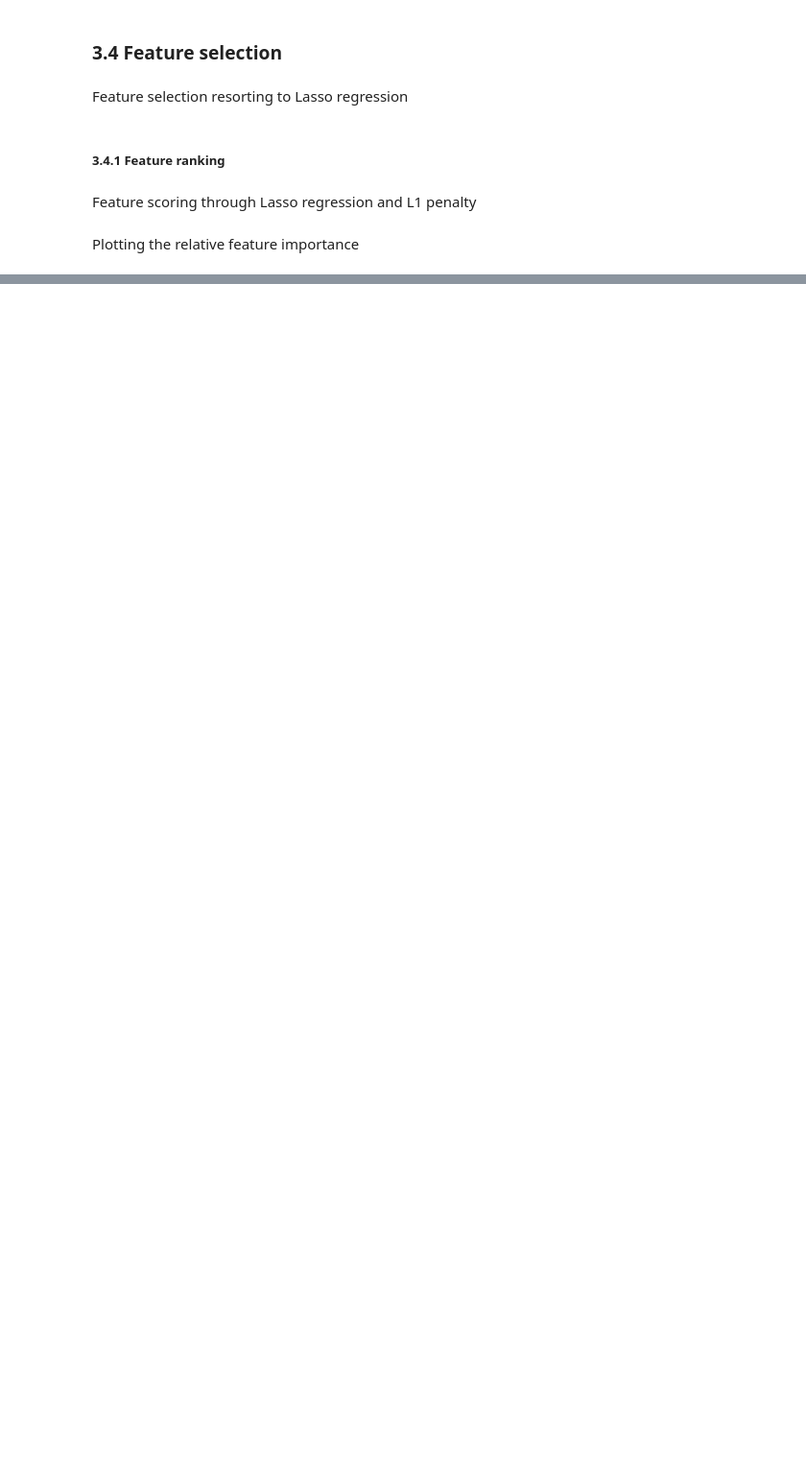
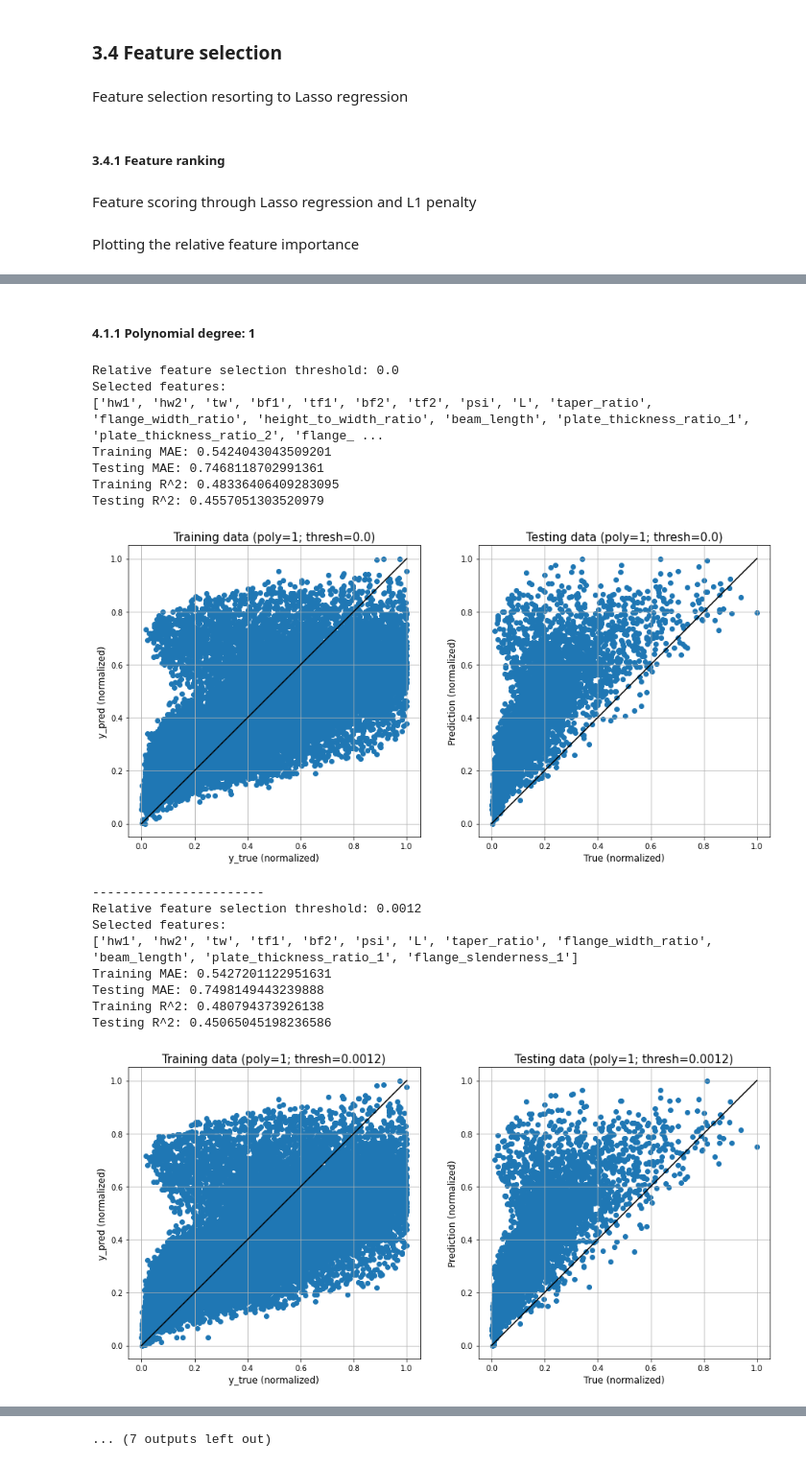
Before and after one commit to mishasilva01/FAA_project2, a Jupyter notebook: script.ipynb, the cells around one changed output, grey strips where cells are left out. Shown at 96% size. Drawn from its saved outputs; the diff is of its cells as text; code cells hidden in the pictures; blank space fills up the shorter version.

```diff
--- a/script.ipynb
+++ b/script.ipynb
@@ -322,12 +216,0 @@ Gradient descent
-# %%
-initial_theta = np.zeros((n, 1))
-alpha = [0.001, 0.01, 0.1, 0.2]
-theta_J = dict()
-num_iters = 500
-
-for i in range(len(alpha)):
-    theta, J_history = gradientDescent(X_norm, y, initial_theta, alpha[i], num_iters)
-    var = {}
-    var["theta"] = theta
-    var["J_history"] = J_history
-    theta_J[i] = var
@@ -610,0 +386,39 @@ Polynomial features up to degree 5. It's not worth it using degree 5 polynomial
+# %%
+# train
+df_train = pd.read_csv("training_set.csv", sep=';')
+df_train_normalized = pd.read_csv("training_set_normalized.csv", sep = ";")
+df_train["y_norm"] = df_train_normalized.y.copy()
+
+# test
+df_test = pd.read_csv("testing_set.csv", sep=";")
+df_test_normalized = pd.read_csv("testing_set_normalized.csv", sep=";")
+df_test["y_norm"] = df_test_normalized.y.copy()
+
+# lasso relative score for feature selection
+thresholds = [0.0000, 0.0012, 0.0080, 0.0161, 0.0166, 0.0186, 0.0290, 0.0300, 0.0450]
+# %% [markdown]
+##### 4.1.1 Polynomial degree: 1
+# %%
+for thr in thresholds:
+    print("Relative feature selection threshold:", thr)
+    model = modelAuto(df_train, df_test, PolyDegree = 1, select_thresh = thr)
+    print("")
+    print("-----------------------")
+# %% [output]
+Relative feature selection threshold: 0.0
+Selected features:
+['hw1', 'hw2', 'tw', 'bf1', 'tf1', 'bf2', 'tf2', 'psi', 'L', 'taper_ratio', 'flange_width_ratio', 'height_to_width_ratio', 'beam_length', 'plate_thickness_ratio_1', 'plate_thickness_ratio_2', 'flange_ ...
+Training MAE: 0.5424043043509201
+Testing MAE: 0.7468118702991361
+Training R^2: 0.48336406409283095
+Testing R^2: 0.4557051303520979
+[figure, added]
+-----------------------
+Relative feature selection threshold: 0.0012
+Selected features:
+['hw1', 'hw2', 'tw', 'tf1', 'bf2', 'psi', 'L', 'taper_ratio', 'flange_width_ratio', 'beam_length', 'plate_thickness_ratio_1', 'flange_slenderness_1']
+Training MAE: 0.5427201122951631
+Testing MAE: 0.7498149443239888
+Training R^2: 0.480794373926138
+Testing R^2: 0.45065045198236586
+[figure, added]
@@ -610,0 +461 @@ Polynomial features up to degree 5. It's not worth it using degree 5 polynomial
+... (7 outputs left out)
```
Also changed, not shown: parts of 53 cells of this notebook.
